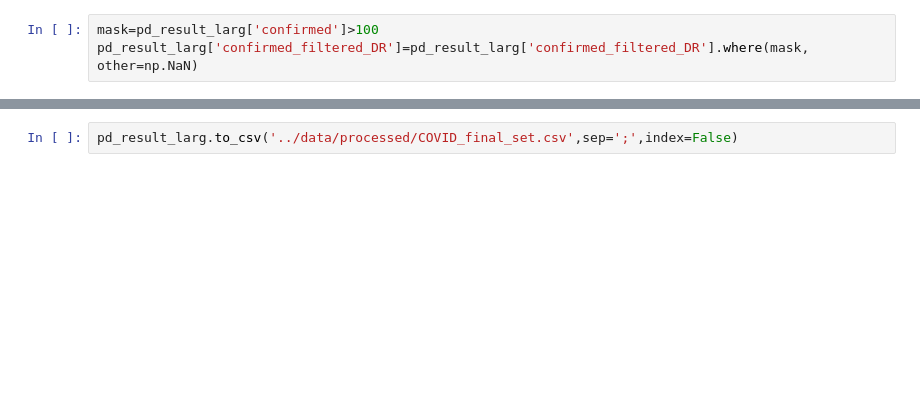
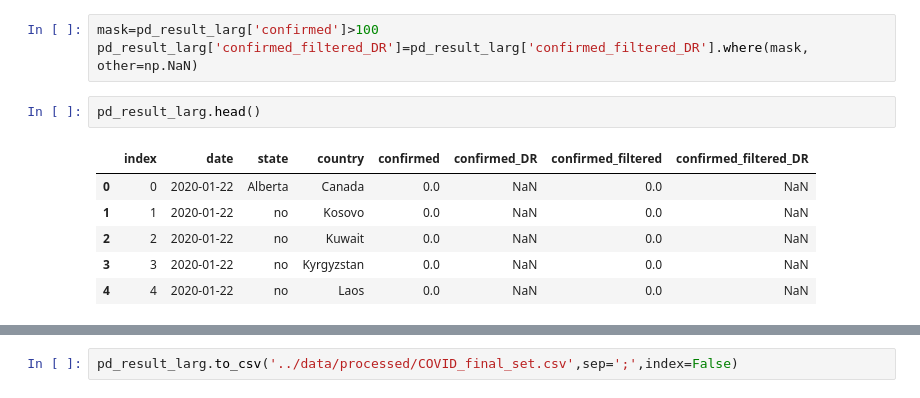
Before and after one commit to MohiniNdn/ads_covid19, a Jupyter notebook: notebooks/Data Preparation Large File-V1.1.ipynb, the cells around one changed output, grey strips where cells are left out. Drawn from its saved outputs; the diff is of its cells as text; blank space fills up the shorter version.

```diff
--- a/notebooks/Data Preparation Large File-V1.1.ipynb
+++ b/notebooks/Data Preparation Large File-V1.1.ipynb
@@ -478,5 +387,14 @@ pd_result_larg.tail()
 # %%
 mask=pd_result_larg['confirmed']>100
 pd_result_larg['confirmed_filtered_DR']=pd_result_larg['confirmed_filtered_DR'].where(mask, other=np.NaN)
+# %%
+pd_result_larg.head()
+# %% [output]
+|  | index | date | state | country | confirmed | confirmed_DR | confirmed_filtered | confirmed_filtered_DR |
+| 0 | 0 | 2020-01-22 | Alberta | Canada | 0.0 | NaN | 0.0 | NaN |
+| 1 | 1 | 2020-01-22 | no | Kosovo | 0.0 | NaN | 0.0 | NaN |
+| 2 | 2 | 2020-01-22 | no | Kuwait | 0.0 | NaN | 0.0 | NaN |
+| 3 | 3 | 2020-01-22 | no | Kyrgyzstan | 0.0 | NaN | 0.0 | NaN |
+| 4 | 4 | 2020-01-22 | no | Laos | 0.0 | NaN | 0.0 | NaN |
 # %%
 pd_result_larg[pd_result_larg['country']=='Germany'].tail()
```
Also changed, not shown: parts of 40 cells of this notebook, 2 other files.
